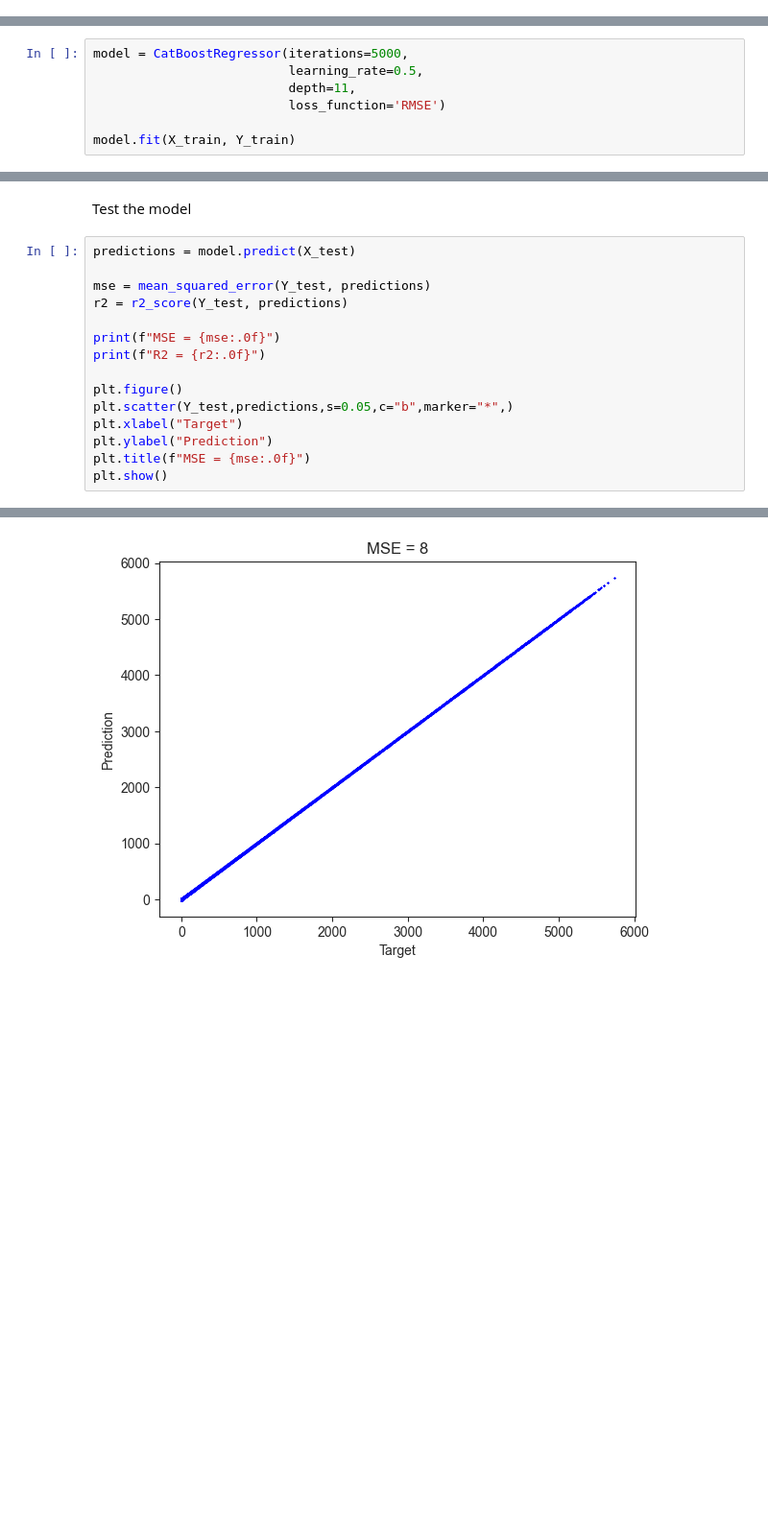
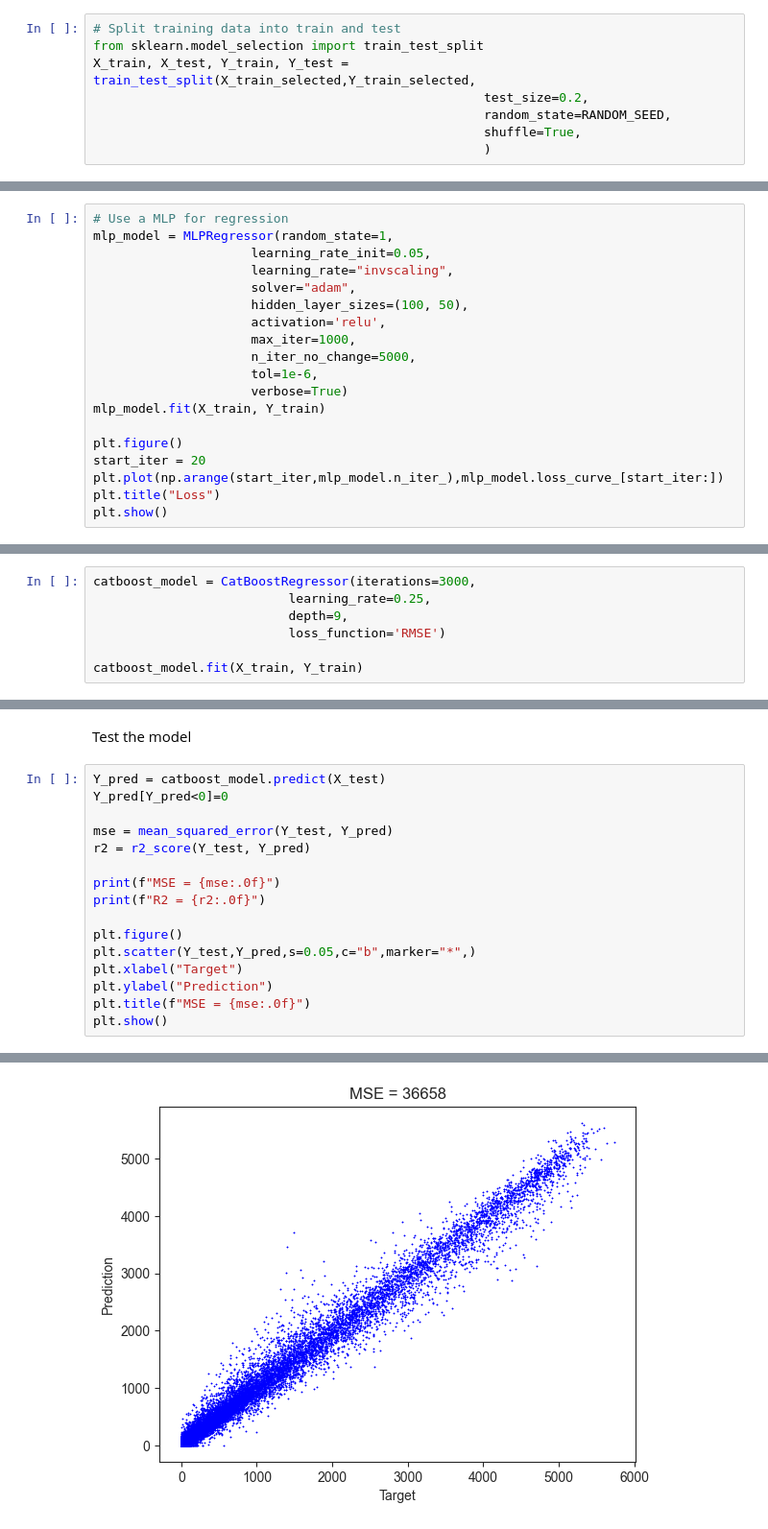
Before and after one commit to hugokerino/Energy-forecasting-NTNU, a Jupyter notebook: data/Noe/Data_exploration.ipynb, the cells around one changed output, grey strips where cells are left out. Shown at 96% size. Drawn from its saved outputs; the diff is of its cells as text; blank space fills up the shorter version.

Commit message:
CLEAN DATA LOADER, good predictions with catboost

```diff
--- a/data/Noe/Data_exploration.ipynb
+++ b/data/Noe/Data_exploration.ipynb
@@ -917,0 +824,8 @@ plt.show()
+# %%
+# Split training data into train and test
+from sklearn.model_selection import train_test_split
+X_train, X_test, Y_train, Y_test = train_test_split(X_train_selected,Y_train_selected,
+                                                    test_size=0.2,
+                                                    random_state=RANDOM_SEED,
+                                                    shuffle=True,
+                                                    )
@@ -917,0 +837,19 @@ plt.show()
+# %%
+# Use a MLP for regression
+mlp_model = MLPRegressor(random_state=1,
+                     learning_rate_init=0.05,
+                     learning_rate="invscaling",
+                     solver="adam",
+                     hidden_layer_sizes=(100, 50),
+                     activation='relu',
+                     max_iter=1000,
+                     n_iter_no_change=5000,
+                     tol=1e-6,
+                     verbose=True)
+mlp_model.fit(X_train, Y_train)
+
+plt.figure()
+start_iter = 20
+plt.plot(np.arange(start_iter,mlp_model.n_iter_),mlp_model.loss_curve_[start_iter:])
+plt.title("Loss")
+plt.show()
@@ -923,10 +957,10 @@ from sklearn.metrics import mean_squared_error, r2_score
 # %% [markdown]
 Train the model
 # %%
-model = CatBoostRegressor(iterations=5000,
-                          learning_rate=0.5,
-                          depth=11,
+catboost_model = CatBoostRegressor(iterations=3000,
+                          learning_rate=0.25,
+                          depth=9,
                           loss_function='RMSE')
 
-model.fit(X_train, Y_train)
+catboost_model.fit(X_train, Y_train)
 # %% [output]
@@ -951,16 +985,17 @@ model.fit(X_train, Y_train)
 # %% [markdown]
 Test the model
 # %%
-predictions = model.predict(X_test)
+Y_pred = catboost_model.predict(X_test)
+Y_pred[Y_pred<0]=0
 
-mse = mean_squared_error(Y_test, predictions)
-r2 = r2_score(Y_test, predictions)
+mse = mean_squared_error(Y_test, Y_pred)
+r2 = r2_score(Y_test, Y_pred)
 
 print(f"MSE = {mse:.0f}")
 print(f"R2 = {r2:.0f}")
 
 plt.figure()
-plt.scatter(Y_test,predictions,s=0.05,c="b",marker="*",)
+plt.scatter(Y_test,Y_pred,s=0.05,c="b",marker="*",)
 plt.xlabel("Target")
 plt.ylabel("Prediction")
 plt.title(f"MSE = {mse:.0f}")
@@ -970,2 +1005,2 @@ MSE = 8
 R2 = 1
-[figure, old version]
+[figure, new version]
```
Also changed, not shown: parts of 58 cells of this notebook, 4 other files.
